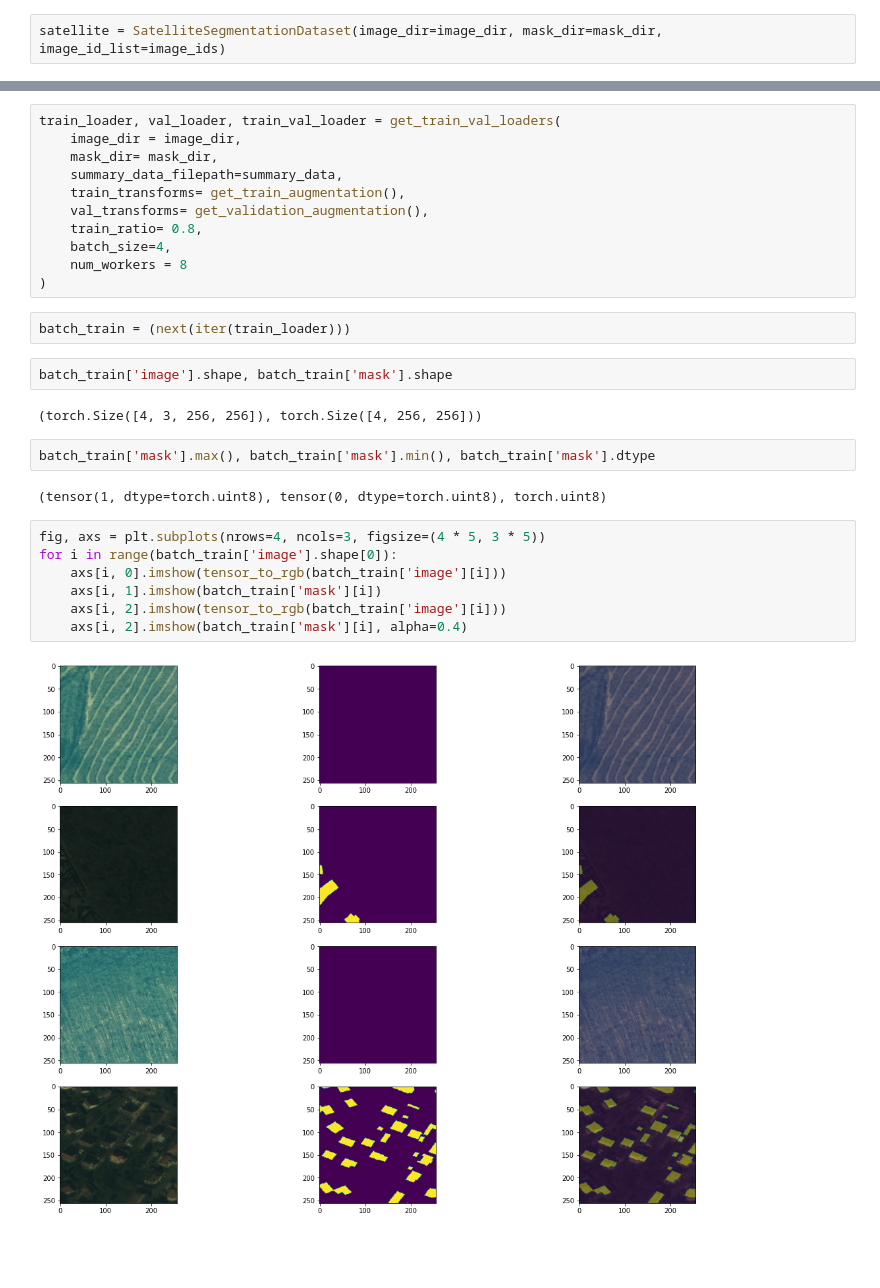
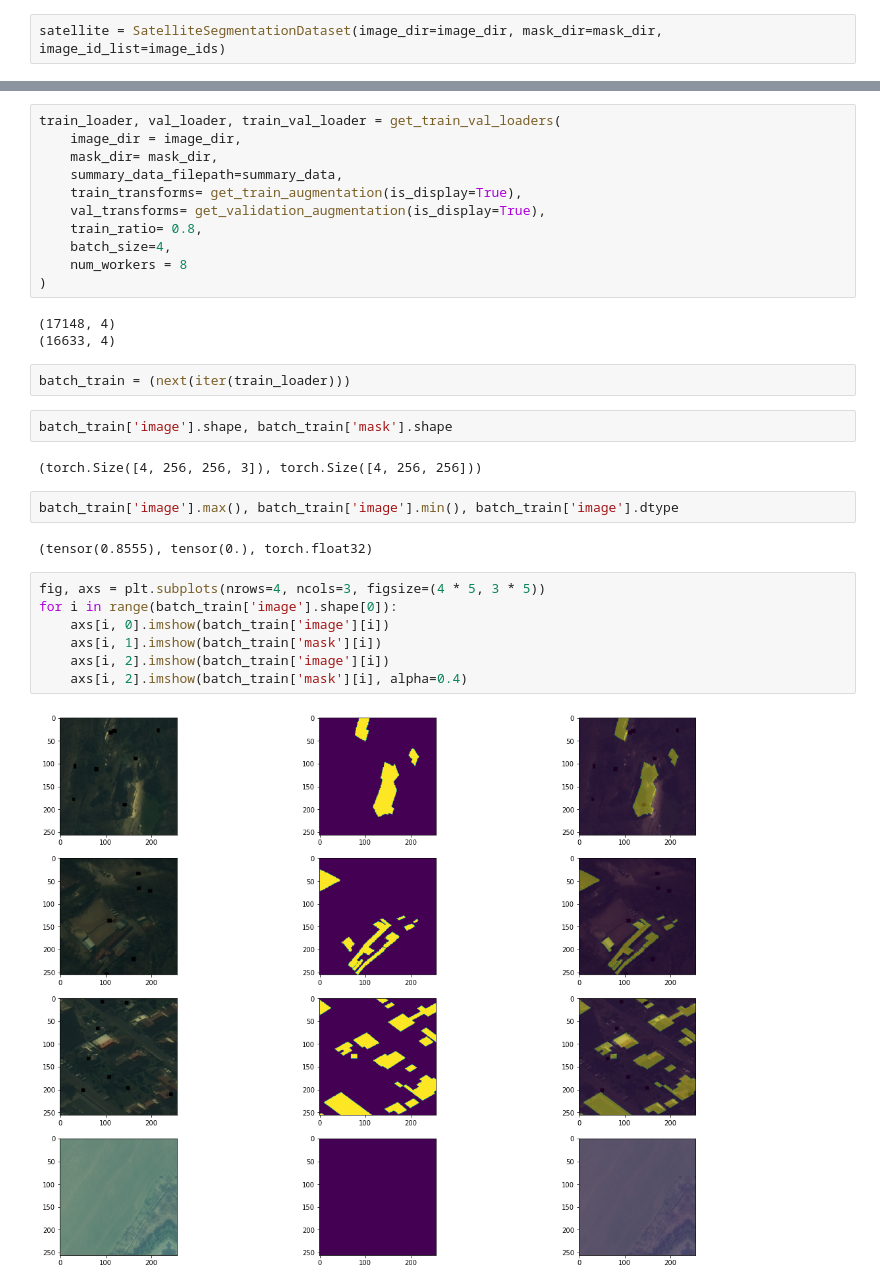
Before and after one commit to wwymak/satellite-segmentation-e2e, a Jupyter notebook: modelling/dataflow/Dataloaders check.ipynb, the cells around one changed output, grey strips where cells are left out. Cells and saved outputs as stored; diff of their text form; blank space fills up the shorter version.

Commit message:
fixing the image augmentations and use catalyst for training instead

```diff
--- a/modelling/dataflow/Dataloaders check.ipynb
+++ b/modelling/dataflow/Dataloaders check.ipynb
@@ -43,28 +46,31 @@ train_loader, val_loader, train_val_loader = get_train_val_loaders(
     image_dir = image_dir,
     mask_dir= mask_dir,
     summary_data_filepath=summary_data,
-    train_transforms= get_train_augmentation(),
-    val_transforms= get_validation_augmentation(),
+    train_transforms= get_train_augmentation(is_display=True),
+    val_transforms= get_validation_augmentation(is_display=True),
     train_ratio= 0.8,
     batch_size=4,
     num_workers = 8
 )
+# %% [output]
+(17148, 4)
+(16633, 4)
 # %%
 batch_train = (next(iter(train_loader)))
 # %%
 batch_train['image'].shape, batch_train['mask'].shape
 # %% [output]
-(torch.Size([4, 3, 256, 256]), torch.Size([4, 256, 256]))
+(torch.Size([4, 256, 256, 3]), torch.Size([4, 256, 256]))
 # %%
-batch_train['mask'].max(), batch_train['mask'].min(), batch_train['mask'].dtype
+batch_train['image'].max(), batch_train['image'].min(), batch_train['image'].dtype
 # %% [output]
-(tensor(1, dtype=torch.uint8), tensor(0, dtype=torch.uint8), torch.uint8)
+(tensor(0.8555), tensor(0.), torch.float32)
 # %%
 fig, axs = plt.subplots(nrows=4, ncols=3, figsize=(4 * 5, 3 * 5))
 for i in range(batch_train['image'].shape[0]):
-    axs[i, 0].imshow(tensor_to_rgb(batch_train['image'][i]))
+    axs[i, 0].imshow(batch_train['image'][i])
     axs[i, 1].imshow(batch_train['mask'][i])
-    axs[i, 2].imshow(tensor_to_rgb(batch_train['image'][i]))
+    axs[i, 2].imshow(batch_train['image'][i])
     axs[i, 2].imshow(batch_train['mask'][i], alpha=0.4)
 # %% [output]
-[figure, old version]
+[figure, new version]
```
Also changed, not shown: parts of 2 cells of this notebook, 7 other files.
